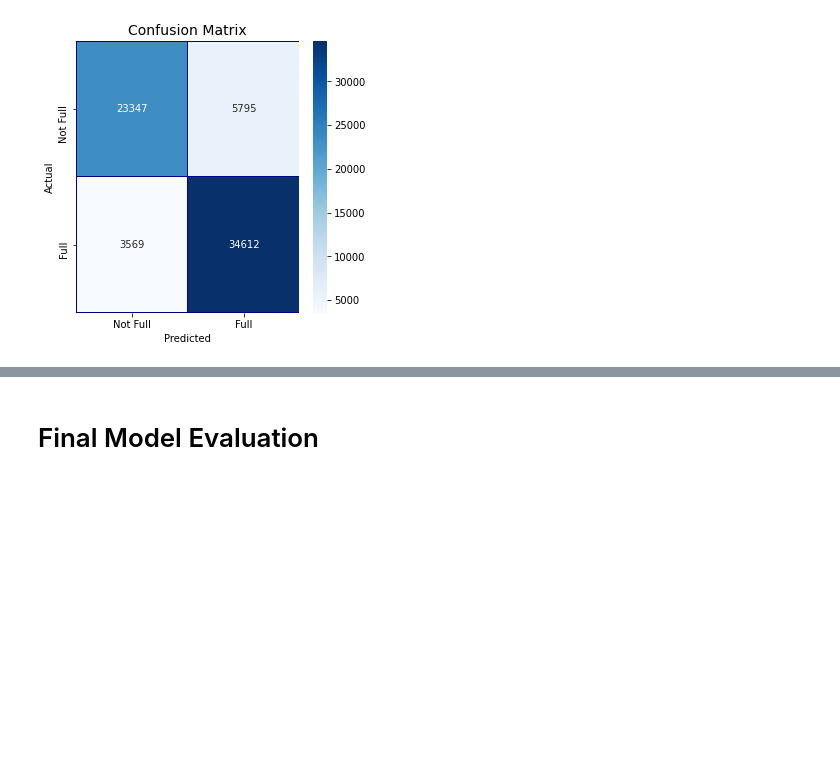
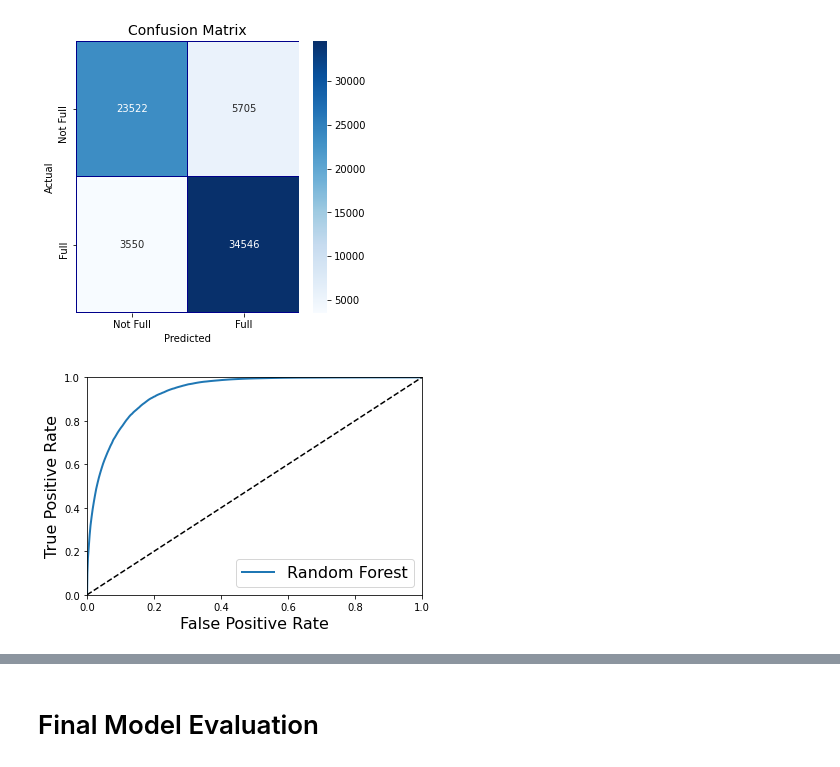
Before and after one commit to lowry777/3253-Project_Group-18, a Jupyter notebook: Group18_3253_Project-Toronto_Shelter_Occupancy.ipynb, the cells around one changed output, grey strips where cells are left out. Saved outputs shown, nothing was run; the diff lists cells and outputs as text; code cells hidden in the pictures; blank space fills up the shorter version.

Commit message:
Random forest

```diff
--- a/Group18_3253_Project-Toronto_Shelter_Occupancy.ipynb
+++ b/Group18_3253_Project-Toronto_Shelter_Occupancy.ipynb
@@ -408,14 +439,14 @@ num_pipeline = Pipeline([
         ('std_scaler', StandardScaler()),
     ])
 
-full_pipeline = ColumnTransformer([
+preprocessor = ColumnTransformer([
         ("num", num_pipeline, num_X),
         ("cat", OneHotEncoder(), cat_X),
         #('date', SimpleImputer(), date_X)
     ])
 
-X_train_prepared = full_pipeline.fit_transform(X_train)
-X_test_prepared = full_pipeline.fit_transform(X_test)
+X_train_prepared = preprocessor.fit_transform(X_train)
+X_test_prepared = preprocessor.fit_transform(X_test)
 # %%
 print(X_train_prepared.shape)
 print(X_test_prepared.shape)
@@ -470,0 +552,6 @@ ROC AUC Score: 0.855182168263832
+# %%
+from sklearn.model_selection import cross_val_predict
+y_forest_pred = cross_val_predict(forest_clf, X_train_prepared, y_train, cv=3)
+y_probas_forest = cross_val_predict(forest_clf, X_train_prepared, y_train, cv=3, method="predict_proba")
+y_forest_scores = y_probas_forest[:, 1]
+evaluate_model(y_train, y_forest_pred, y_forest_scores)
@@ -480,3 +574,26 @@ plt.title('Confusion Matrix', fontsize=14)
 plt.show()
 # %% [output]
 [figure]
+# %%
+from sklearn.metrics import roc_curve
+
+#for random forest
+fpr_forest, tpr_forest, thresholds_forest = roc_curve(y_train,y_forest_scores)
+
+#for K Neighbors
+#fpr_neighbors, tpr_neighbors, thresholds_neighbors = roc_curve(training_df_Y,y_neighbor_scores)
+
+def plot_roc_curve(fpr, tpr, label=None):
+    plt.plot(fpr, tpr, linewidth=2, label=label)
+    plt.plot([0, 1], [0, 1], 'k--')
+    plt.axis([0, 1, 0, 1])
+    plt.xlabel('False Positive Rate', fontsize=16)
+    plt.ylabel('True Positive Rate', fontsize=16)
+
+#Plot the Roc Curve
+plot_roc_curve(fpr_forest, tpr_forest, "Random Forest")
+#plt.plot(fpr_neighbors, tpr_neighbors, linewidth=2, label="K-Neighbors")
+plt.legend(loc="lower right", fontsize=16)
+plt.show()
+# %% [output]
+[figure, added]
```
Also changed, not shown: parts of 39 cells of this notebook.
